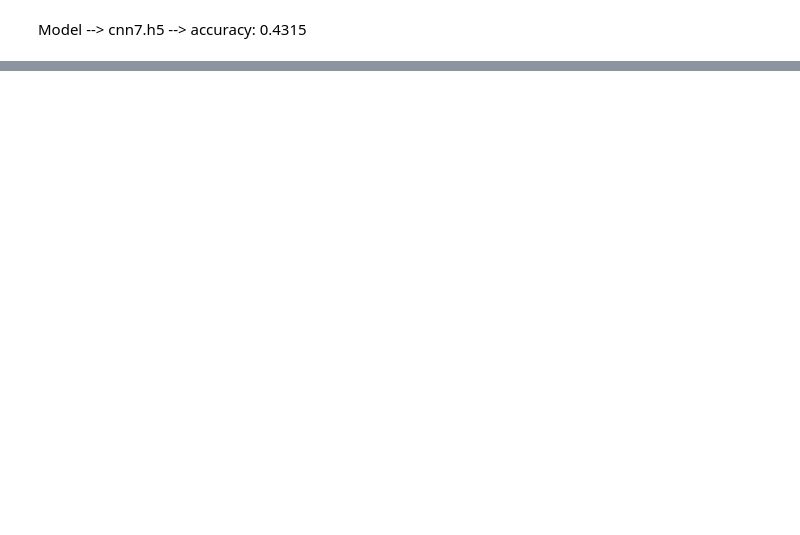
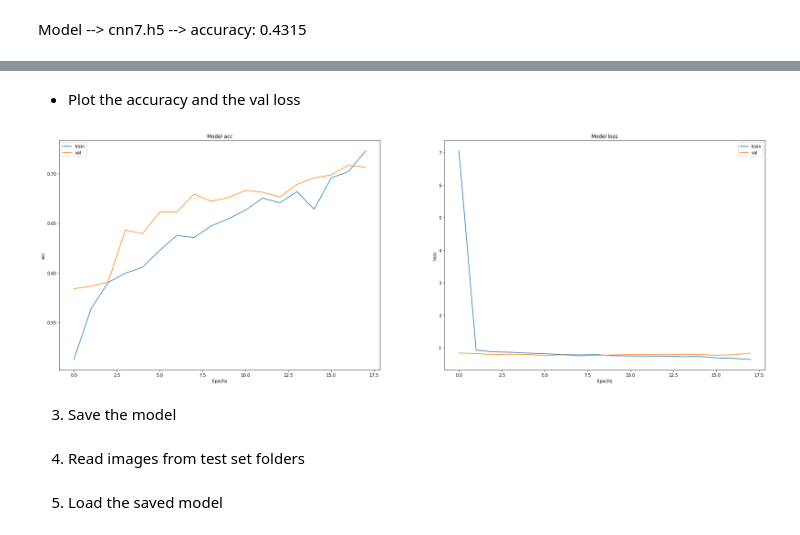
Before and after one commit to XinruYang/Data-Science-Bootcamp-21, a Jupyter notebook: ENTREGABLES/00_POYECTO_ML/src/main.ipynb, the cells around one changed output, grey strips where cells are left out. Cells and saved outputs as stored; diff of their text form; code cells hidden in the pictures; blank space fills up the shorter version.

```diff
--- a/ENTREGABLES/00_POYECTO_ML/src/main.ipynb
+++ b/ENTREGABLES/00_POYECTO_ML/src/main.ipynb
@@ -452,0 +543,5 @@ Model --> cnn7.h5 --> accuracy: 0.4315
+# %%
+# Imported from models_tb
+
+model = vgg16("acc")
+model
@@ -452,0 +552,6 @@ Model --> cnn7.h5 --> accuracy: 0.4315
+# %%
+# DON´T RUN THIS CELL (5 hours)
+
+# Imported from models_tb
+
+vvgghist = fit(model, train_ds, val_ds, 30)
@@ -452,0 +576,10 @@ Model --> cnn7.h5 --> accuracy: 0.4315
+# %% [markdown]
+- Plot the accuracy and the val loss
+# %%
+# Imported from models_tb
+
+show_accuracy(1, 2, ["acc", "loss"], vvgghist)
+# %% [output]
+[figure, added]
+# %% [markdown]
+3. Save the model
@@ -452,0 +588,4 @@ Model --> cnn7.h5 --> accuracy: 0.4315
+# %% [markdown]
+4. Read images from test set folders
+# %% [markdown]
+5. Load the saved model
```
Also changed, not shown: parts of 115 cells of this notebook, 23 other files.
